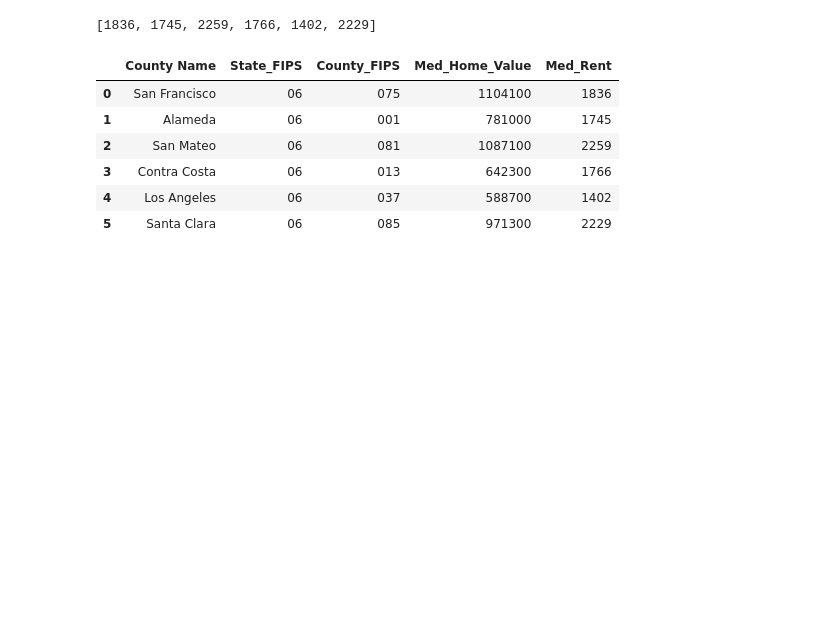
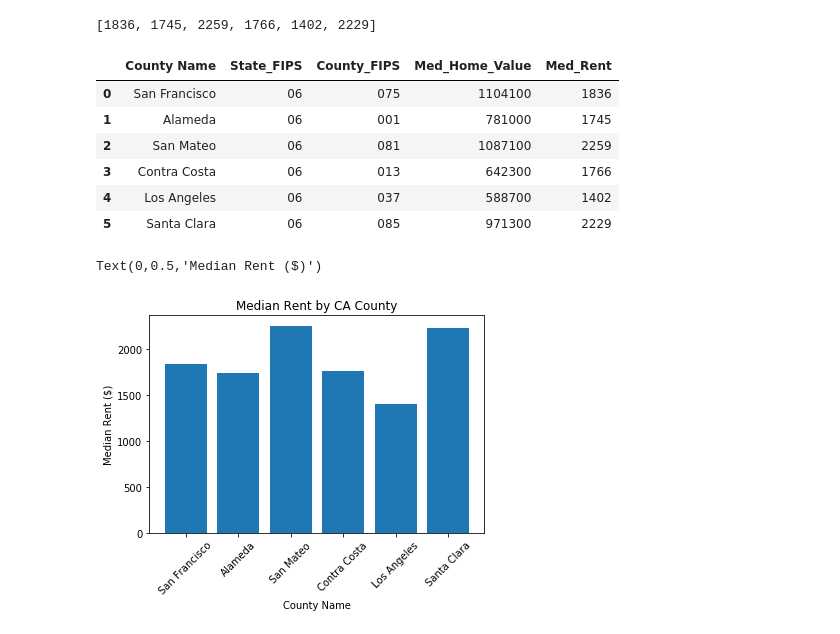
Before and after one commit to vanessaoakes/Escape-the-Bay, a Jupyter notebook: Census Housing API.ipynb, the cells around one changed output. Cells and saved outputs as stored; diff of their text form; code cells hidden in the pictures; blank space fills up the shorter version.

Commit message:
Home value & rent bar graphs

```diff
--- a/Census Housing API.ipynb
+++ b/Census Housing API.ipynb
@@ -160,3 +160,15 @@ in_ca_df
 | 3 | Contra Costa | 06 | 013 | 642300 | 1766 |
 | 4 | Los Angeles | 06 | 037 | 588700 | 1402 |
 | 5 | Santa Clara | 06 | 085 | 971300 | 2229 |
+# %%
+x_axis = np.arange(len(ca_cty_name))
+tick_locations = [x for x in x_axis]
+plt.bar(x_axis, ca_med_rent)
+plt.xticks(tick_locations, ca_cty_name, rotation=45)
+
+plt.title("Median Rent by CA County")
+plt.xlabel("County Name")
+plt.ylabel("Median Rent ($)")
+# %% [output]
+Text(0,0.5,'Median Rent ($)')
+[figure, added]
```
Also changed, not shown: parts of 2 cells of this notebook.
